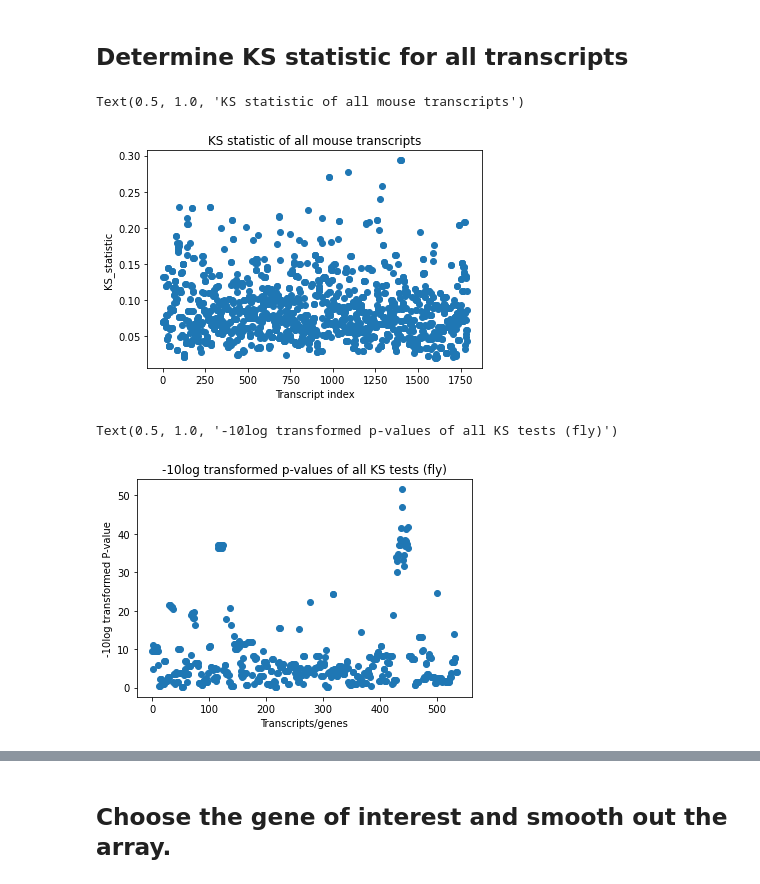
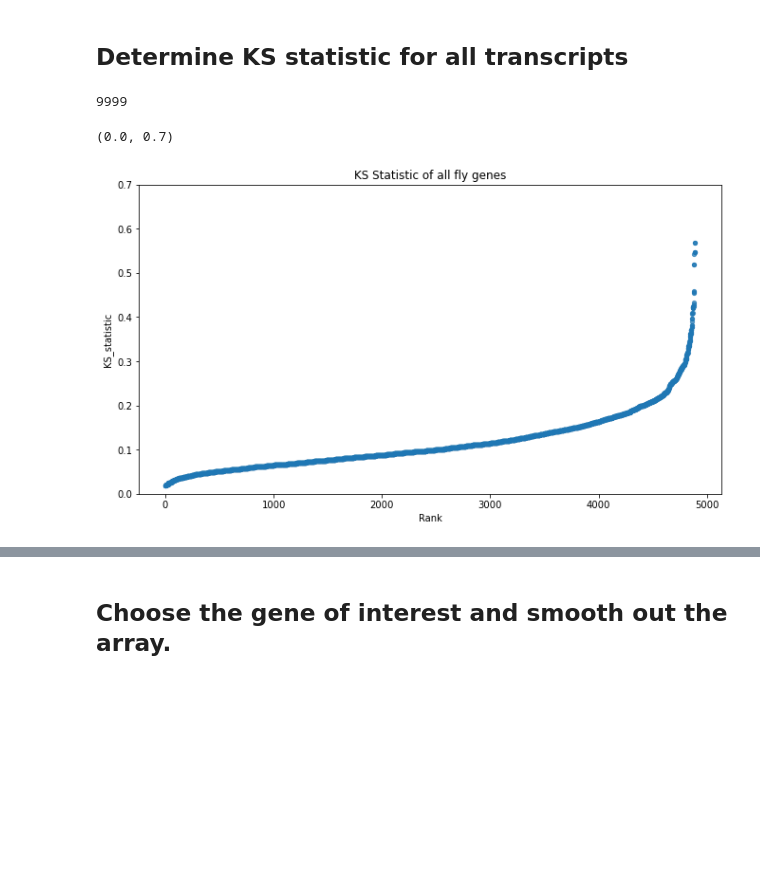
Before and after one commit to Raif-fl/Fall_2021_Work_journal, a Jupyter notebook: KS_stat/dmel_KS_like.ipynb, the cells around one changed output, grey strips where cells are left out. Saved outputs shown, nothing was run; the diff lists cells and outputs as text; code cells hidden in the pictures; blank space fills up the shorter version.

```diff
--- a/KS_stat/dmel_KS_like.ipynb
+++ b/KS_stat/dmel_KS_like.ipynb
@@ -63,37 +150,30 @@ data_control = kat.load_count_positions("control_RPF_"+ samp_num +"_counts.csv",
 # Note that many of the lowest values spring from very short transcripts or transcripts with few reads.
 if pre_load == False:
     ks_list = []
-    p_list = []
     gene_list = []
     tr_id = []
-    for tr_m, tr_c, transcript in zip(data_mutant, data_control, protein_coding):
-        if len(tr_m) > 200 and sum(tr_m)/len(tr_m) > 0.5 and sum(tr_c)/len(tr_c) > 0.5:
+    len_list = []
+    for tr_m, tr_c, transcript, index in zip(data_mutant, data_control, protein_coding, list(range(len(data_mutant)))):
+        if len(tr_m) > 200 and sum(tr_m)/len(tr_m) > 0.15 and sum(tr_c)/len(tr_c) > 0.15:
             position = np.array(list(range(len(tr_m))))
-            smoothed_vec_m, cumul_m = kat.get_smoothed_vector(position, tr_m+0.00000000001)
-            smoothed_vec_c, cumul_c = kat.get_smoothed_vector(position, tr_c+0.00000000001)
+            smoothed_vec_m, cumul_m = pool_mutant[index]
+            smoothed_vec_c, cumul_c = pool_control[index]
             ks = max(abs(cumul_m - cumul_c))
-            n = len(tr_m)
-            m = len(tr_c)
-            en = (n*m)/(n+m)
-            p = kstwo.sf(ks,np.round(en))
             ks_list.append(ks)
-            p_list.append(p)
             gene_list.append(transcript.attr["gene_name"])
             tr_id.append(transcript.get_name())
-
-
-    # Calculate the -10 log of the P values in order to visualize the smallest values.
-    log_p = []
-    for p in p_list:
-        if p != 0:
-            log_p.append(math.log(p, 0.1))
-        else:
-            log_p.append(200)
+            len_list.append(len(tr_m))
 
     # reorganizing the lists into a dataframe.
-    df = pd.DataFrame(list(zip(gene_list, tr_id, ks_list, p_list, log_p)))
-    df.columns = ["gene_ID","transcript_ID", "ks_stat", "p_value", "-10logp"]
-    df.to_csv(save_path + "ks_table_" + samp_num + ".csv", index=False)
+    df_b = pd.DataFrame(list(zip(gene_list, tr_id, ks_list, len_list)))
+    df_b.columns = ["gene_ID","transcript_ID", "ks_stat", "gene_length"]
+    df_b.to_csv(save_path + "ks_table_" + samp_num + ".csv", index=False)
+
+    # Clear out unneeded lists
+    ks_list.clear()
+    gene_list.clear()
+    tr_id.clear()
+    len_list.clear()
 # %%
 # An optional line that loads up a pre-made dataset
 if pre_load == True:
@@ -101,18 +186,14 @@ if pre_load == True:
+# %%
+x
+# %% [output]
+9999
 # %%
-plt.scatter(list(range(len(df["ks_stat"]))), df["ks_stat"])
+figure(figsize = (11,6))
+plt.scatter(list(range(len(df_b["ks_stat"]))), sorted(df_b["ks_stat"]), s=18, alpha = 0.7)
 plt.ylabel("KS_statistic")
-plt.xlabel("Transcript index")
-plt.title("KS statistic of all mouse transcripts")
+plt.xlabel("Rank")
+plt.title("KS Statistic of all fly genes")
+plt.ylim(0,0.7)
 # %% [output]
-Text(0.5, 1.0, 'KS statistic of all mouse transcripts')
+(0.0, 0.7)
-[figure, old version]
+[figure, new version]
-# %%
-plt.scatter(list(range(len(df["-10logp"]))), df["-10logp"])
-plt.ylabel("-10log transformed P-value")
-plt.xlabel("Transcripts/genes")
-plt.title("-10log transformed p-values of all KS tests (fly)")
-#plt.ylim(0,250)
-#plt.plot([0,len(p_list)],[0.506,0.506], "r")
-# %% [output]
-Text(0.5, 1.0, '-10log transformed p-values of all KS tests (fly)')
-[figure, removed]
```
Also changed, not shown: parts of 53 cells of this notebook, 8 other files.
